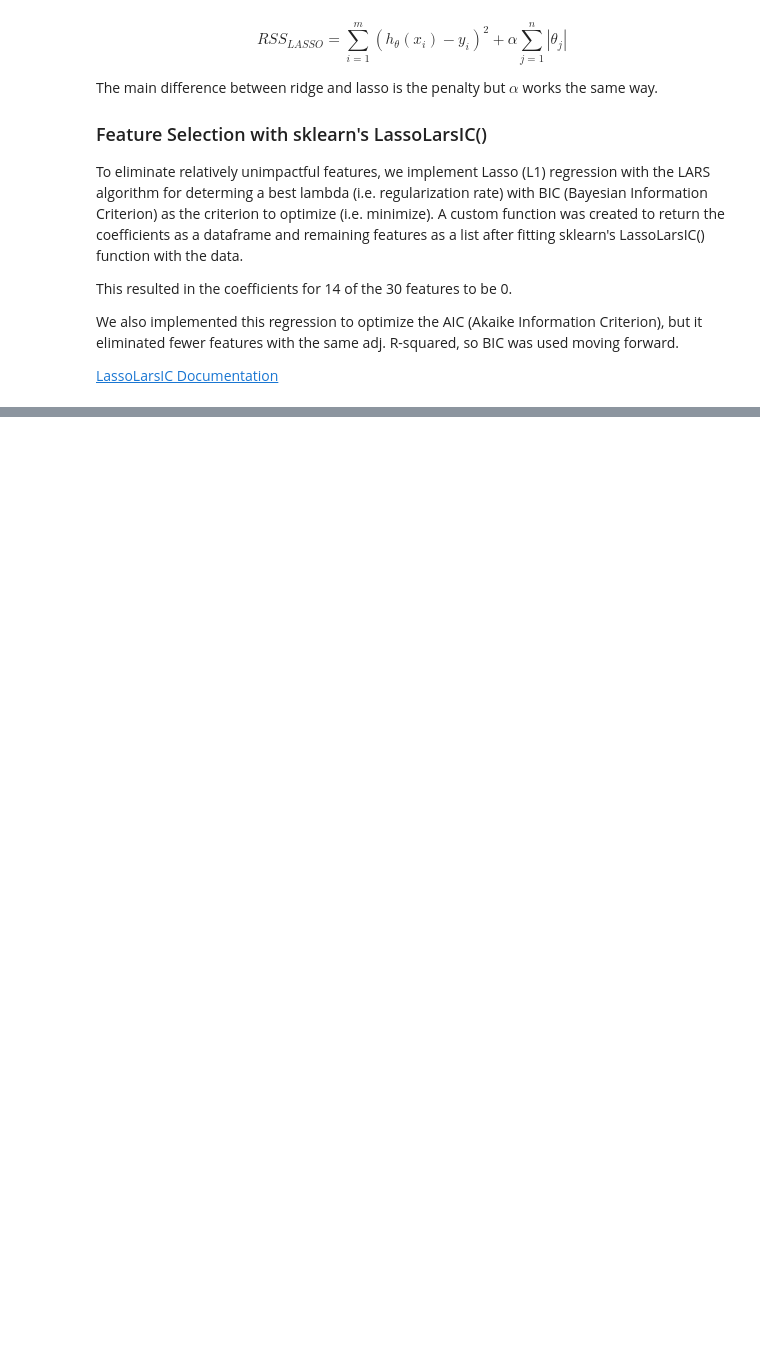
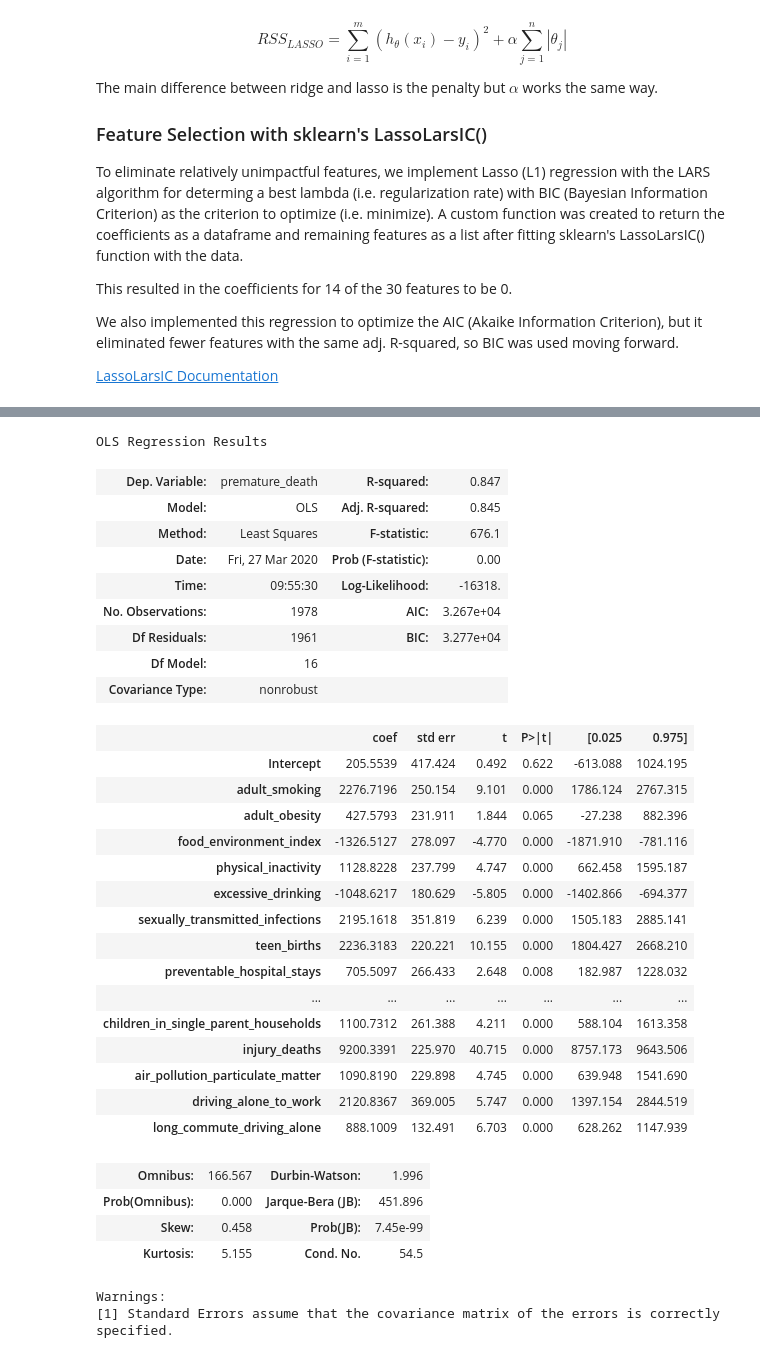
Before and after one commit to jankomah/Predicting_Life_Expectancy, a Jupyter notebook: 02.Josh_Modelling.ipynb, the cells around one changed output, grey strips where cells are left out. Cells and saved outputs as stored; diff of their text form; code cells hidden in the pictures; blank space fills up the shorter version.

Commit message:
Lasso

```diff
--- a/02.Josh_Modelling.ipynb
+++ b/02.Josh_Modelling.ipynb
@@ -494,4 +513,4 @@ We also implemented this regression to optimize the AIC (Akaike Information Crit
 
 [LassoLarsIC Documentation](https://scikit-learn.org/stable/modules/generated/sklearn.linear_model.LassoLarsIC.html)
 # %%
-bic_data, bic_feats = feat.LassoLarsIC_df(X_train, y_train, 'bic')
+bic_df, bic_feats = feat.LassoLarsIC_df(X_train, y_train, 'bic')
@@ -497,0 +521,39 @@ bic_data, bic_feats = feat.LassoLarsIC_df(X_train, y_train, 'bic')
+# %%
+formula_bic = target_var[0] + '~' + '+'.join(bic_feats)
+model_bic = ols(formula=formula_bic,
+                data=train_new1[target_var+bic_feats])
+results_bic = model_bic.fit()
+results_bic.summary()
+# %% [output]
+OLS Regression Results
+| Dep. Variable: | premature_death | R-squared: | 0.847 |
+| Model: | OLS | Adj. R-squared: | 0.845 |
+| Method: | Least Squares | F-statistic: | 676.1 |
+| Date: | Fri, 27 Mar 2020 | Prob (F-statistic): | 0.00 |
+| Time: | 09:55:30 | Log-Likelihood: | -16318. |
+| No. Observations: | 1978 | AIC: | 3.267e+04 |
+| Df Residuals: | 1961 | BIC: | 3.277e+04 |
+| Df Model: | 16 |  |  |
+| Covariance Type: | nonrobust |  |  |
+|  | coef | std err | t | P>|t| | [0.025 | 0.975] |
+| Intercept | 205.5539 | 417.424 | 0.492 | 0.622 | -613.088 | 1024.195 |
+| adult_smoking | 2276.7196 | 250.154 | 9.101 | 0.000 | 1786.124 | 2767.315 |
+| adult_obesity | 427.5793 | 231.911 | 1.844 | 0.065 | -27.238 | 882.396 |
+| food_environment_index | -1326.5127 | 278.097 | -4.770 | 0.000 | -1871.910 | -781.116 |
+| physical_inactivity | 1128.8228 | 237.799 | 4.747 | 0.000 | 662.458 | 1595.187 |
+| excessive_drinking | -1048.6217 | 180.629 | -5.805 | 0.000 | -1402.866 | -694.377 |
+| sexually_transmitted_infections | 2195.1618 | 351.819 | 6.239 | 0.000 | 1505.183 | 2885.141 |
+| teen_births | 2236.3183 | 220.221 | 10.155 | 0.000 | 1804.427 | 2668.210 |
+| preventable_hospital_stays | 705.5097 | 266.433 | 2.648 | 0.008 | 182.987 | 1228.032 |
+| ... | ... | ... | ... | ... | ... | ... |
+| children_in_single_parent_households | 1100.7312 | 261.388 | 4.211 | 0.000 | 588.104 | 1613.358 |
+| injury_deaths | 9200.3391 | 225.970 | 40.715 | 0.000 | 8757.173 | 9643.506 |
+| air_pollution_particulate_matter | 1090.8190 | 229.898 | 4.745 | 0.000 | 639.948 | 1541.690 |
+| driving_alone_to_work | 2120.8367 | 369.005 | 5.747 | 0.000 | 1397.154 | 2844.519 |
+| long_commute_driving_alone | 888.1009 | 132.491 | 6.703 | 0.000 | 628.262 | 1147.939 |
+| Omnibus: | 166.567 | Durbin-Watson: | 1.996 |
+| Prob(Omnibus): | 0.000 | Jarque-Bera (JB): | 451.896 |
+| Skew: | 0.458 | Prob(JB): | 7.45e-99 |
+| Kurtosis: | 5.155 | Cond. No. | 54.5 |
+Warnings:
+[1] Standard Errors assume that the covariance matrix of the errors is correctly specified.
```
Also changed, not shown: parts of 19 cells of this notebook, 1 other file.
